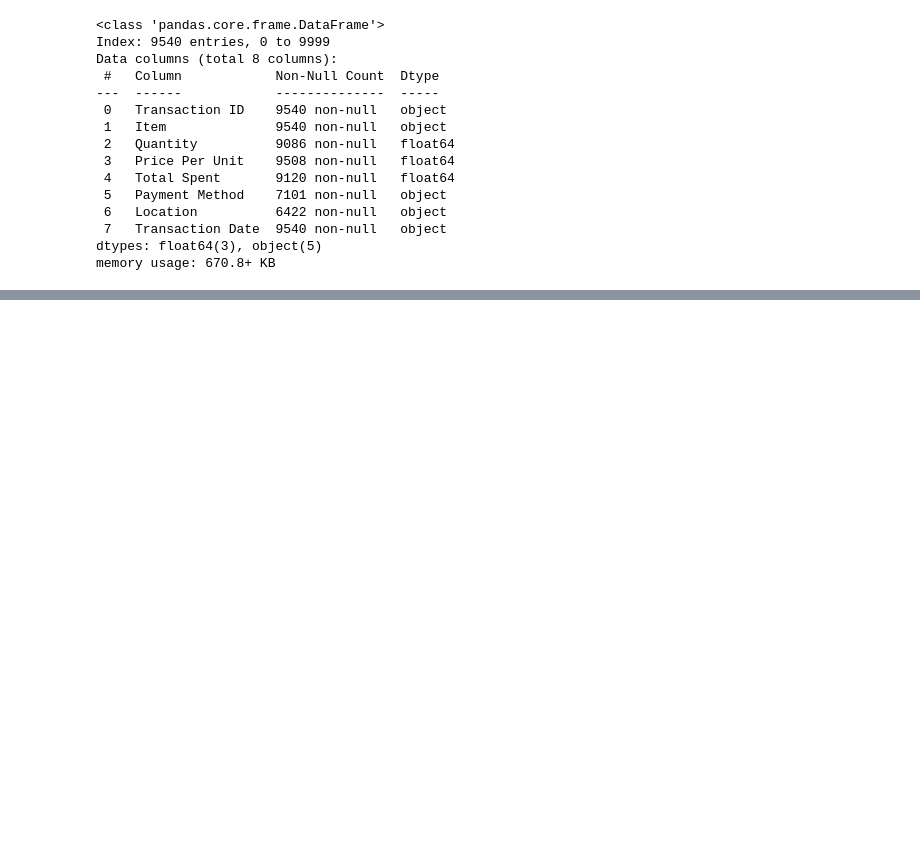
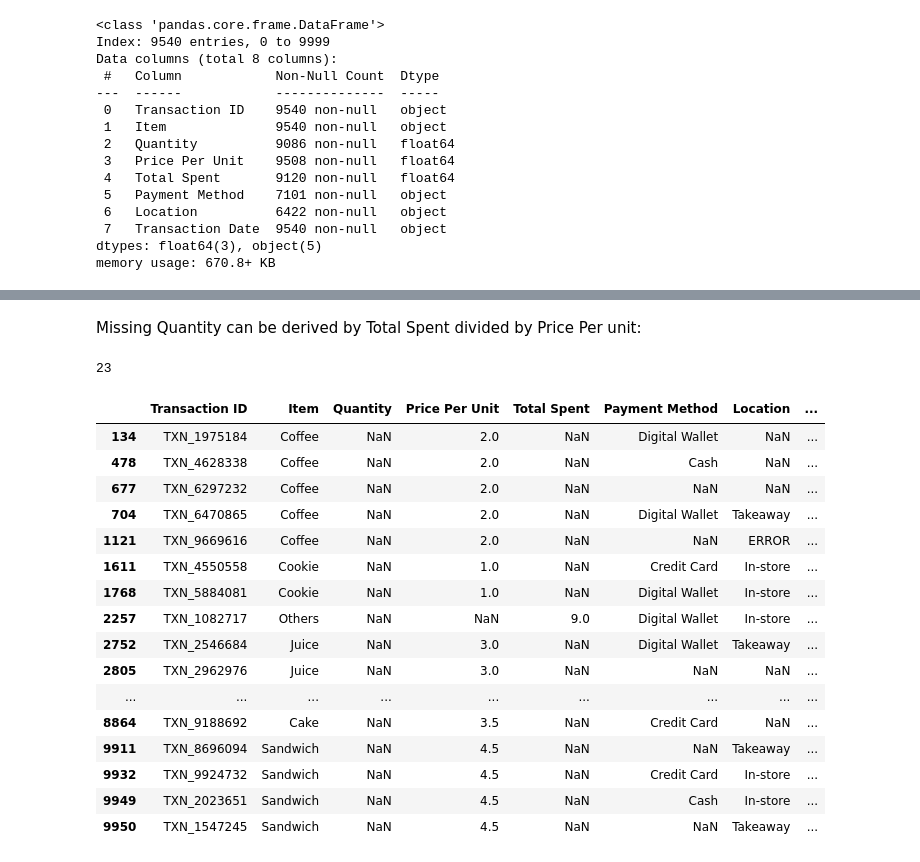
Before and after one commit to jeeenss/Data-Analysis-with-Python, a Jupyter notebook: Cafe_Sales/cafe_sales_analysis.ipynb, the cells around one changed output, grey strips where cells are left out. Drawn from its saved outputs; the diff is of its cells as text; code cells hidden in the pictures; blank space fills up the shorter version.

```diff
--- a/Cafe_Sales/cafe_sales_analysis.ipynb
+++ b/Cafe_Sales/cafe_sales_analysis.ipynb
@@ -528,0 +617,27 @@ df.head()
+# %% [markdown]
+Missing Quantity can be derived by Total Spent divided by Price Per unit:
+# %%
+df['Quantity'] = df['Quantity'].fillna(df['Total Spent']/df['Price Per Unit'])
+len(df[df['Quantity'].isnull()])
+# %% [output]
+23
+# %%
+df[df['Quantity'].isnull()]
+# %% [output]
+|  | Transaction ID | Item | Quantity | Price Per Unit | Total Spent | Payment Method | Location | ... |
+| 134 | TXN_1975184 | Coffee | NaN | 2.0 | NaN | Digital Wallet | NaN | ... |
+| 478 | TXN_4628338 | Coffee | NaN | 2.0 | NaN | Cash | NaN | ... |
+| 677 | TXN_6297232 | Coffee | NaN | 2.0 | NaN | NaN | NaN | ... |
+| 704 | TXN_6470865 | Coffee | NaN | 2.0 | NaN | Digital Wallet | Takeaway | ... |
+| 1121 | TXN_9669616 | Coffee | NaN | 2.0 | NaN | NaN | ERROR | ... |
+| 1611 | TXN_4550558 | Cookie | NaN | 1.0 | NaN | Credit Card | In-store | ... |
+| 1768 | TXN_5884081 | Cookie | NaN | 1.0 | NaN | Digital Wallet | In-store | ... |
+| 2257 | TXN_1082717 | Others | NaN | NaN | 9.0 | Digital Wallet | In-store | ... |
+| 2752 | TXN_2546684 | Juice | NaN | 3.0 | NaN | Digital Wallet | Takeaway | ... |
+| 2805 | TXN_2962976 | Juice | NaN | 3.0 | NaN | NaN | NaN | ... |
+| ... | ... | ... | ... | ... | ... | ... | ... | ... |
+| 8864 | TXN_9188692 | Cake | NaN | 3.5 | NaN | Credit Card | NaN | ... |
+| 9911 | TXN_8696094 | Sandwich | NaN | 4.5 | NaN | NaN | Takeaway | ... |
+| 9932 | TXN_9924732 | Sandwich | NaN | 4.5 | NaN | Credit Card | In-store | ... |
+| 9949 | TXN_2023651 | Sandwich | NaN | 4.5 | NaN | Cash | In-store | ... |
+| 9950 | TXN_1547245 | Sandwich | NaN | 4.5 | NaN | NaN | Takeaway | ... |
```
Also changed, not shown: parts of 24 cells of this notebook.
